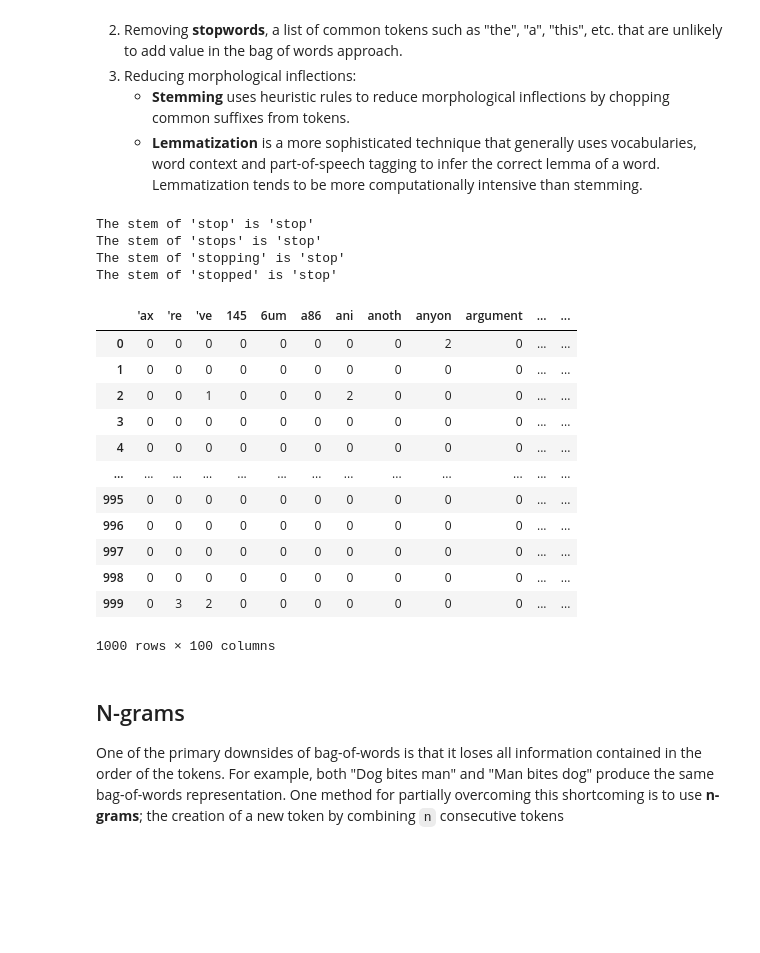
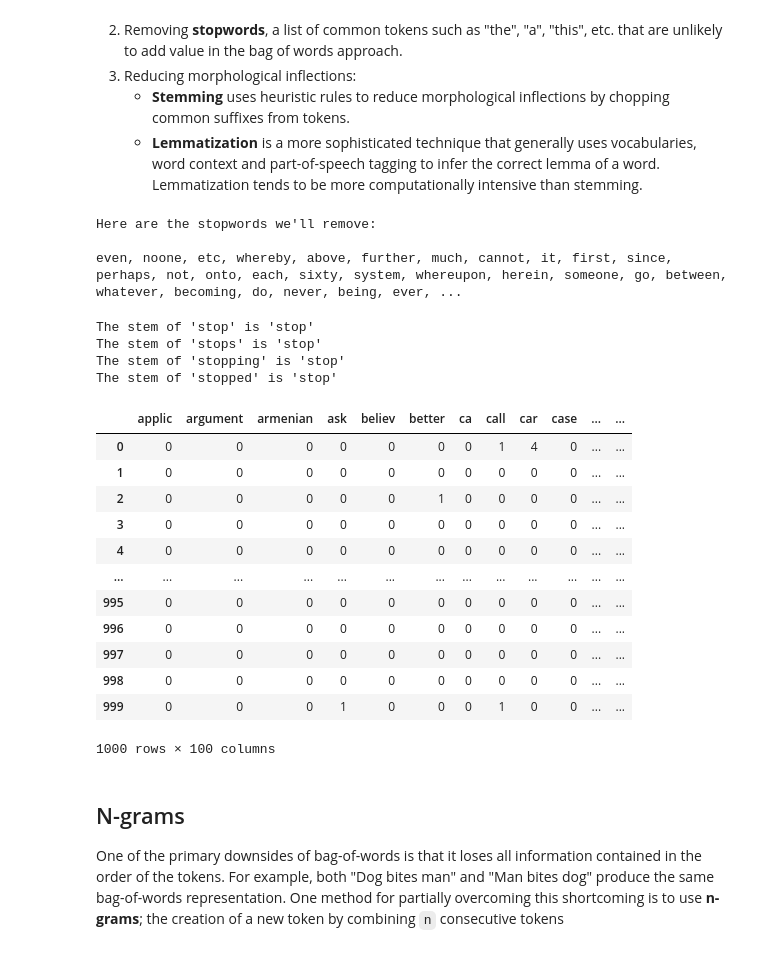
Before and after one commit to Strabes/Intro-to-NLP, a Jupyter notebook: Intro to NLP.ipynb, the cells around one changed output. Drawn from its saved outputs; the diff is of its cells as text; code cells hidden in the pictures; blank space fills up the shorter version.

```diff
--- a/Intro to NLP.ipynb
+++ b/Intro to NLP.ipynb
@@ -185,6 +185,17 @@ The simple word level tokenization above produces a number of tokens that are un
 3. Reducing morphological inflections:
    - **Stemming** uses heuristic rules to reduce morphological inflections by chopping common suffixes from tokens.
    - **Lemmatization** is a more sophisticated technique that generally uses vocabularies, word context and part-of-speech tagging to infer the correct lemma of a word. Lemmatization tends to be more computationally intensive than stemming.
+# %%
+import sklearn
+
+ENGLISH_STOP_WORDS = sklearn.feature_extraction._stop_words.ENGLISH_STOP_WORDS
+
+print("Here are the stopwords we'll remove:\n")
+print(", ".join(ENGLISH_STOP_WORDS))
+# %% [output]
+Here are the stopwords we'll remove:
+
+even, noone, etc, whereby, above, further, much, cannot, it, first, since, perhaps, not, onto, each, sixty, system, whereupon, herein, someone, go, between, whatever, becoming, do, never, being, ever, ...
 # %%
 from nltk.stem.porter import PorterStemmer
 porter_stemmer = PorterStemmer()
@@ -200,35 +211,39 @@ The stem of 'stopping' is 'stop'
 The stem of 'stopped' is 'stop'
 # %%
 import re
-def word_tokenize(text):
+import sklearn
+
+def word_tokenize(text, stopwords = ENGLISH_STOP_WORDS):
     """Tokenize a string by:
     1. Word tokenizing
     2. Filtering out tokens that don't contain at least
        two consecutive alpha-numeric characters.
     3. Lowercase characters
     4. Apply one of the most common stemming algorithms,
        the Porter stemmer
     """
     x = nltk.word_tokenize(text.replace("\\"," "))
-    x = [t for t in x if re.search("[A-Za-z0-9]{2,}",t)]
-    x = [t.lower() for t in x]
+    x = [t for t in x if re.search("[A-Za-z0-9]{2,}",t) and not re.match("'.*",t)]
+    x = [t.lower() for t in x] # lowercase
+    x = [t for t in x if t not in stopwords]
+    x = [x[i] for i in range(len(x)) if i==0 or x[i] != x[i-1]]
     return [porter_stemmer.stem(t) for t in x]
 
 count_vectorizer = CountVectorizer(
-    tokenizer=word_tokenize,
-    max_features=100,
-    stop_words='english' # use a stopword list from scikit-learn
+    #tokenizer=word_tokenize,
+    analyzer=word_tokenize,
+    max_features=100
     )
 
 count_vectorizer.fit(d_train["data"][:1000])
 
 pd.DataFrame(count_vectorizer.transform(d_train["data"][:1000]).toarray(),
 columns = count_vectorizer.get_feature_names_out().tolist())
 # %% [output]
-|  | 'ax | 're | 've | 145 | 6um | a86 | ani | anoth | anyon | argument | ... | ... |
-| 0 | 0 | 0 | 0 | 0 | 0 | 0 | 0 | 0 | 2 | 0 | ... | ... |
+|  | applic | argument | armenian | ask | believ | better | ca | call | car | case | ... | ... |
+| 0 | 0 | 0 | 0 | 0 | 0 | 0 | 0 | 1 | 4 | 0 | ... | ... |
 | 1 | 0 | 0 | 0 | 0 | 0 | 0 | 0 | 0 | 0 | 0 | ... | ... |
-| 2 | 0 | 0 | 1 | 0 | 0 | 0 | 2 | 0 | 0 | 0 | ... | ... |
+| 2 | 0 | 0 | 0 | 0 | 0 | 1 | 0 | 0 | 0 | 0 | ... | ... |
 | 3 | 0 | 0 | 0 | 0 | 0 | 0 | 0 | 0 | 0 | 0 | ... | ... |
 | 4 | 0 | 0 | 0 | 0 | 0 | 0 | 0 | 0 | 0 | 0 | ... | ... |
 | ... | ... | ... | ... | ... | ... | ... | ... | ... | ... | ... | ... | ... |
@@ -236,7 +251,7 @@ columns = count_vectorizer.get_feature_names_out().tolist())
 | 996 | 0 | 0 | 0 | 0 | 0 | 0 | 0 | 0 | 0 | 0 | ... | ... |
 | 997 | 0 | 0 | 0 | 0 | 0 | 0 | 0 | 0 | 0 | 0 | ... | ... |
 | 998 | 0 | 0 | 0 | 0 | 0 | 0 | 0 | 0 | 0 | 0 | ... | ... |
-| 999 | 0 | 3 | 2 | 0 | 0 | 0 | 0 | 0 | 0 | 0 | ... | ... |
+| 999 | 0 | 0 | 0 | 1 | 0 | 0 | 0 | 1 | 0 | 0 | ... | ... |
 1000 rows × 100 columns
 # %% [markdown]
 ## N-grams
```
Also changed, not shown: parts of 16 cells of this notebook.
